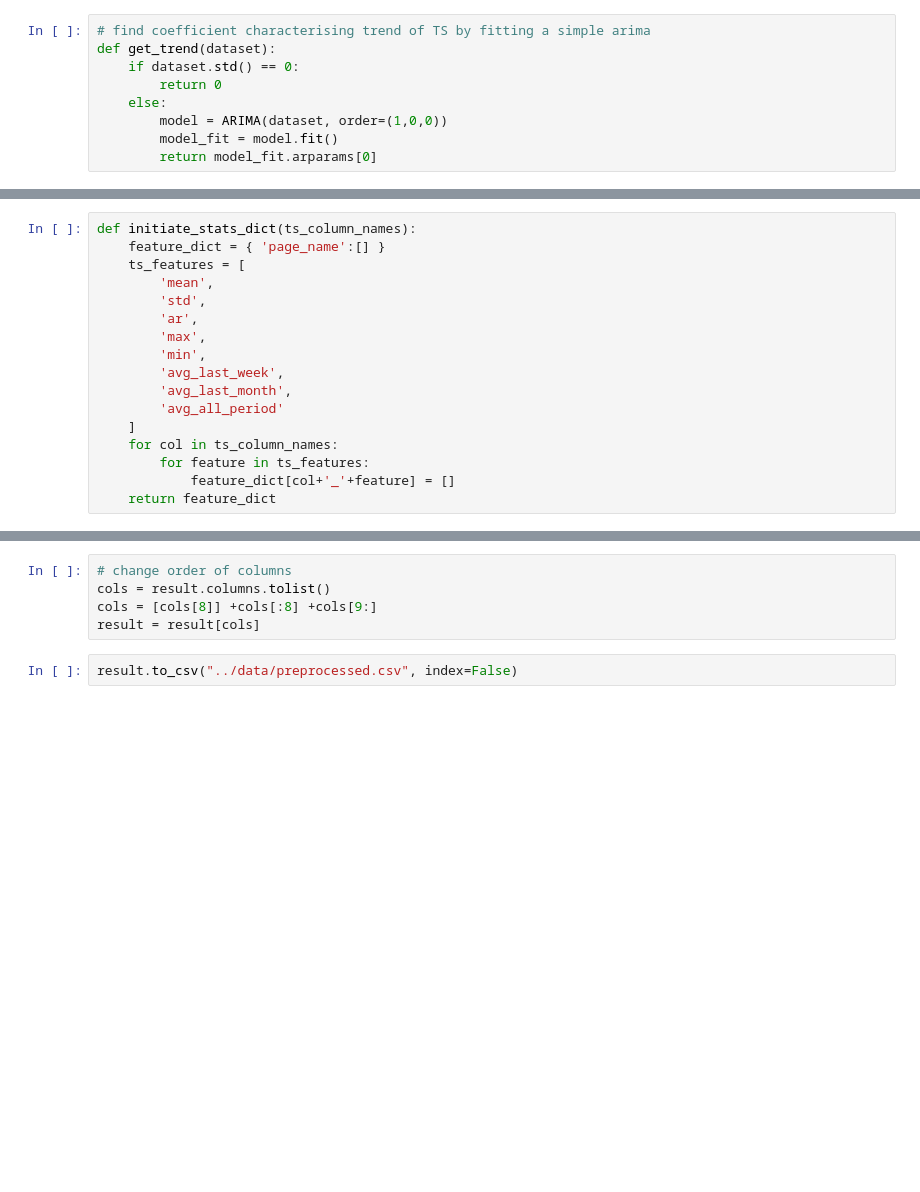
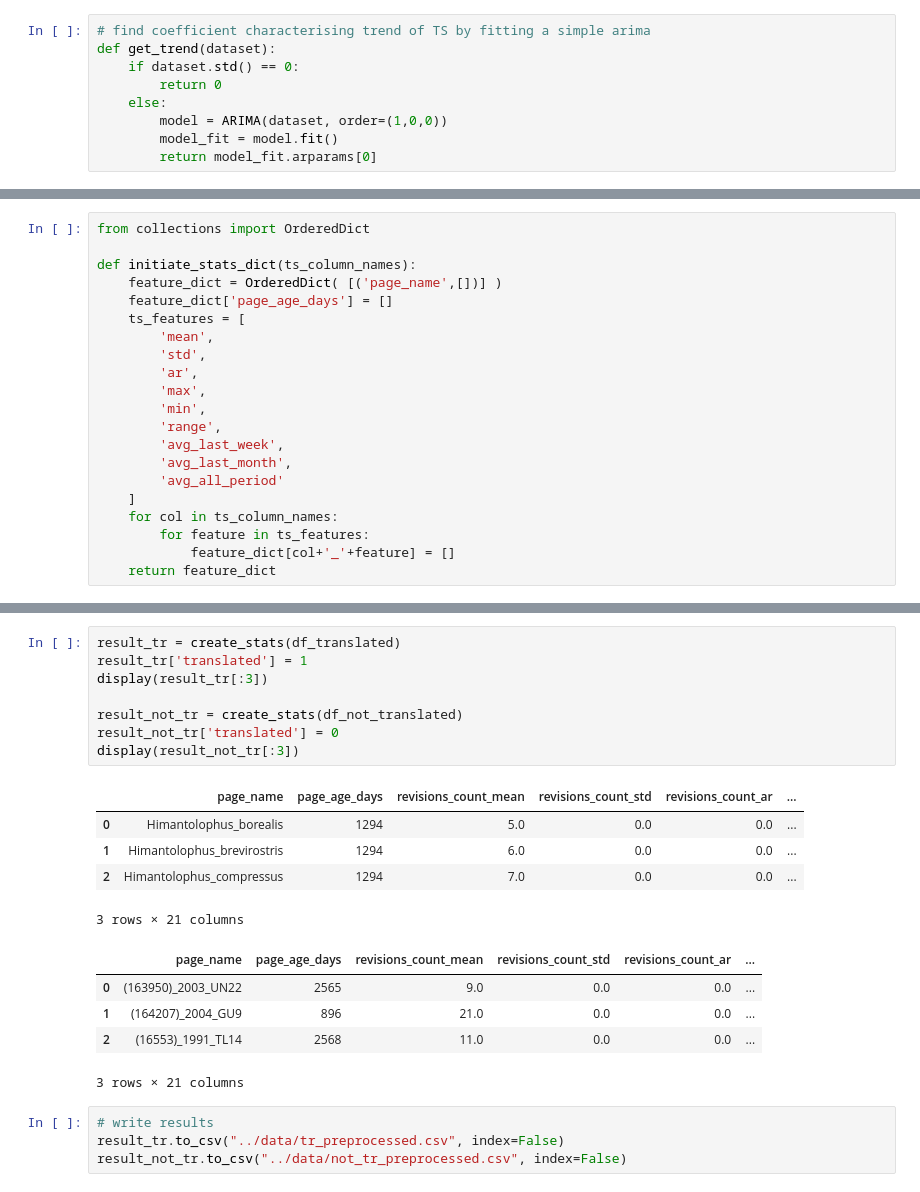
Before and after one commit to Houd1ny/FutureOfWikipedia, a Jupyter notebook: preprocessing/Data processing.ipynb, the cells around one changed output, grey strips where cells are left out. Cells and saved outputs as stored; diff of their text form; blank space fills up the shorter version.

```diff
--- a/preprocessing/Data processing.ipynb
+++ b/preprocessing/Data processing.ipynb
@@ -72,12 +76,16 @@ dataset[:5]
 # %%
+from collections import OrderedDict
+
 def initiate_stats_dict(ts_column_names):
-    feature_dict = { 'page_name':[] }
+    feature_dict = OrderedDict( [('page_name',[])] )
+    feature_dict['page_age_days'] = []
     ts_features = [
         'mean',
         'std',
         'ar',
         'max',
         'min',
+        'range',
         'avg_last_week',
         'avg_last_month',
         'avg_all_period'
@@ -163,7 +133,23 @@ result[:5]
-# %%
-# change order of columns
-cols = result.columns.tolist()
-cols = [cols[8]] +cols[:8] +cols[9:]
-result = result[cols]
-# %%
-result.to_csv("../data/preprocessed.csv", index=False)
+# %%
+result_tr = create_stats(df_translated)
+result_tr['translated'] = 1
+display(result_tr[:3])
+
+result_not_tr = create_stats(df_not_translated)
+result_not_tr['translated'] = 0
+display(result_not_tr[:3])
+# %% [output]
+|  | page_name | page_age_days | revisions_count_mean | revisions_count_std | revisions_count_ar | ... |
+| 0 | Himantolophus_borealis | 1294 | 5.0 | 0.0 | 0.0 | ... |
+| 1 | Himantolophus_brevirostris | 1294 | 6.0 | 0.0 | 0.0 | ... |
+| 2 | Himantolophus_compressus | 1294 | 7.0 | 0.0 | 0.0 | ... |
+3 rows × 21 columns
+|  | page_name | page_age_days | revisions_count_mean | revisions_count_std | revisions_count_ar | ... |
+| 0 | (163950)_2003_UN22 | 2565 | 9.0 | 0.0 | 0.0 | ... |
+| 1 | (164207)_2004_GU9 | 896 | 21.0 | 0.0 | 0.0 | ... |
+| 2 | (16553)_1991_TL14 | 2568 | 11.0 | 0.0 | 0.0 | ... |
+3 rows × 21 columns
+# %%
+# write results
+result_tr.to_csv("../data/tr_preprocessed.csv", index=False)
+result_not_tr.to_csv("../data/not_tr_preprocessed.csv", index=False)
```
Also changed, not shown: parts of 16 cells of this notebook, 6 other files.
